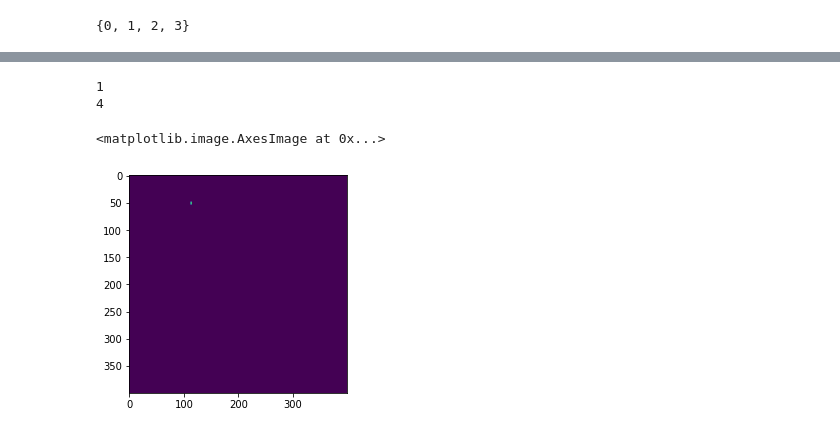
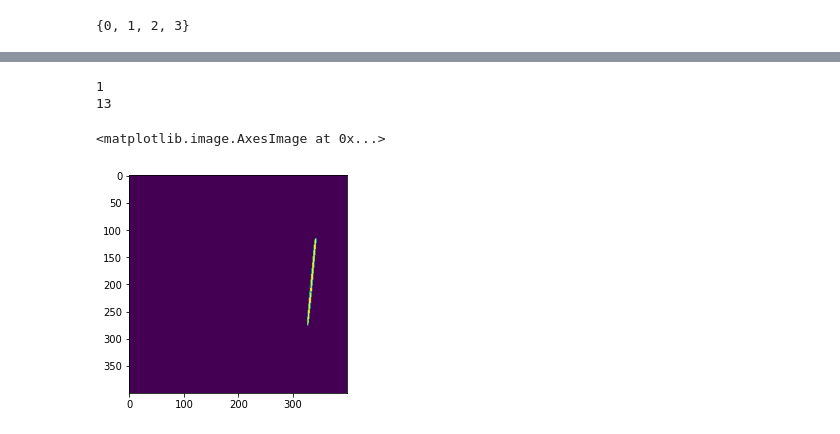
Before and after one commit to PhiDCH/mpc_isaac_sim, a Jupyter notebook: test1.ipynb, the cells around one changed output, grey strips where cells are left out. Saved outputs shown, nothing was run; the diff lists cells and outputs as text; code cells hidden in the pictures.

```diff
--- a/test1.ipynb
+++ b/test1.ipynb
@@ -114,28 +122,28 @@ plt.show()
 # %%
-id = 3
+id = 0
 scale = 100
 x_ = np.int32((X.T[0][np.where(output==id)]+2)*100)
 y_ = np.int32((X.T[1][np.where(output==id)]+2)*100)
 # x_ = np.int32((X.T[0]+2)*100)
 # y_ = np.int32((X.T[1]+2)*100)
 img = np.zeros((400,400)).astype(np.uint8)
 img[y_,x_] = 255
 # plt.imshow(cv2.flip(img, 0), cmap='gray')
 
 kernel = np.ones((5,5))
 img = cv2.dilate(img, kernel, iterations=1)
 kernel = np.ones((4,4))
 img = cv2.erode(img, kernel, iterations=1)
 
 contours, hierarchy = cv2.findContours(img, cv2.RETR_EXTERNAL, cv2.CHAIN_APPROX_SIMPLE)
 print(len(contours))
 # img_show = cv2.drawContours(img.copy(), contours, -1, 255, 3)
 hull = cv2.convexHull(contours[0])
 print(len(hull))
 img_show = cv2.drawContours(img.copy(), [hull], -1, 255, 1)
 plt.imshow(img_show)
 # %% [output]
 1
-4
+13
 <matplotlib.image.AxesImage at 0x...>
-[figure, old version]
+[figure, new version]
```
Also changed, not shown: parts of 11 cells of this notebook.
